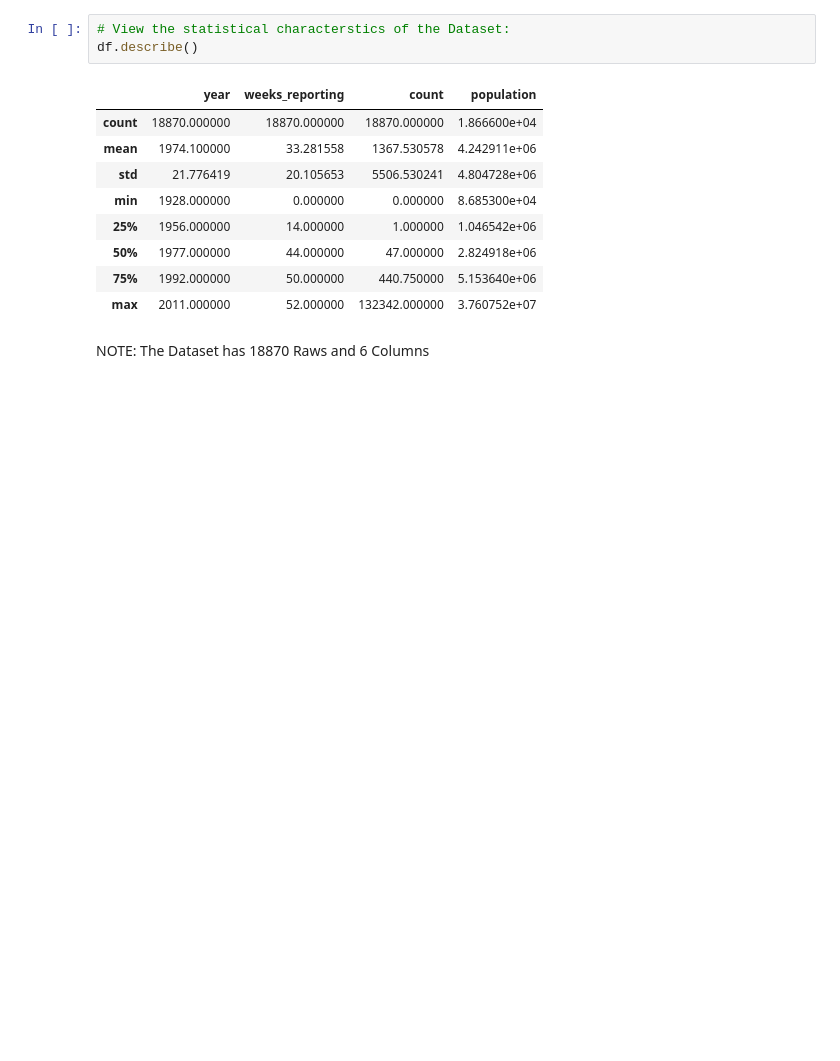
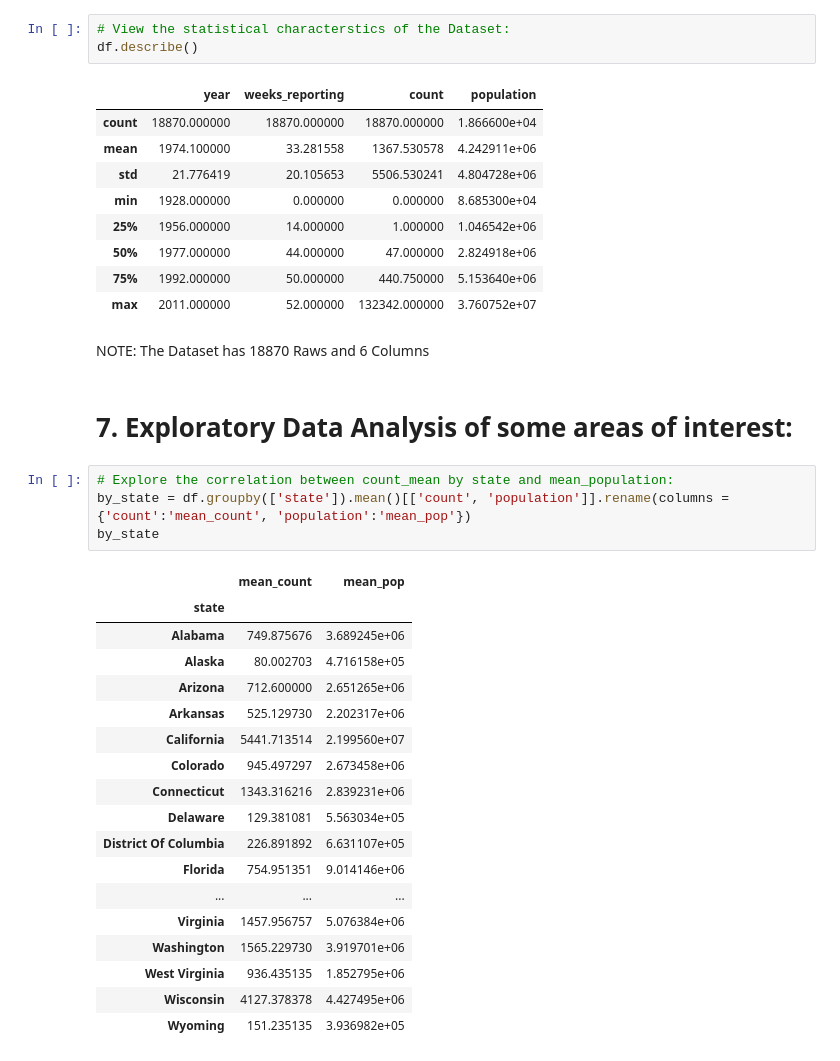
Before and after one commit to adinsa1/Data110, a Jupyter notebook: Assefa2Data201Project1.ipynb, the cells around one changed output. Drawn from its saved outputs; the diff is of its cells as text; blank space fills up the shorter version.

```diff
--- a/Assefa2Data201Project1.ipynb
+++ b/Assefa2Data201Project1.ipynb
@@ -92,3 +92,28 @@ df.describe()
 | max | 2011.000000 | 52.000000 | 132342.000000 | 3.760752e+07 |
 # %% [markdown]
 NOTE: The Dataset has 18870 Raws and 6 Columns
+# %% [markdown]
+# 7. Exploratory Data Analysis of some areas of interest:
+# %%
+# Explore the correlation between count_mean by state and mean_population:
+by_state = df.groupby(['state']).mean()[['count', 'population']].rename(columns = {'count':'mean_count', 'population':'mean_pop'})
+by_state
+# %% [output]
+|  | mean_count | mean_pop |
+| state |  |  |
+| Alabama | 749.875676 | 3.689245e+06 |
+| Alaska | 80.002703 | 4.716158e+05 |
+| Arizona | 712.600000 | 2.651265e+06 |
+| Arkansas | 525.129730 | 2.202317e+06 |
+| California | 5441.713514 | 2.199560e+07 |
+| Colorado | 945.497297 | 2.673458e+06 |
+| Connecticut | 1343.316216 | 2.839231e+06 |
+| Delaware | 129.381081 | 5.563034e+05 |
+| District Of Columbia | 226.891892 | 6.631107e+05 |
+| Florida | 754.951351 | 9.014146e+06 |
+| ... | ... | ... |
+| Virginia | 1457.956757 | 5.076384e+06 |
+| Washington | 1565.229730 | 3.919701e+06 |
+| West Virginia | 936.435135 | 1.852795e+06 |
+| Wisconsin | 4127.378378 | 4.427495e+06 |
+| Wyoming | 151.235135 | 3.936982e+05 |
```
Also changed, not shown: parts of 4 cells of this notebook.
